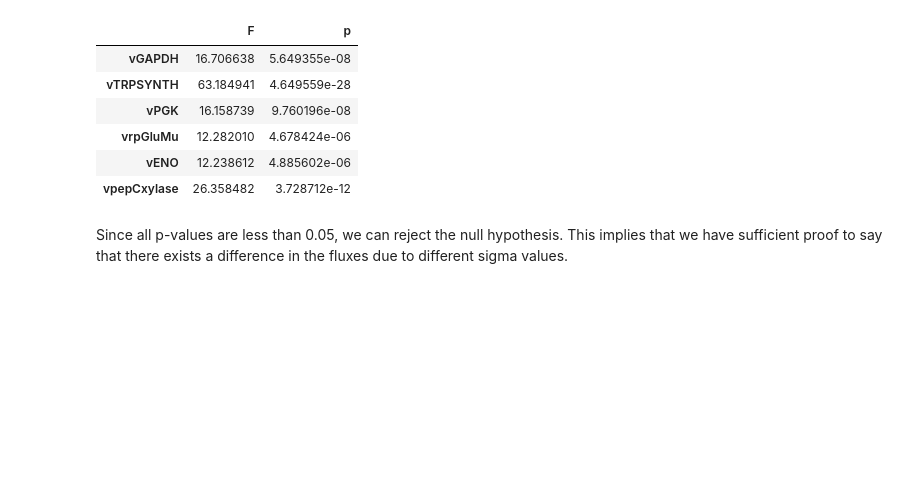
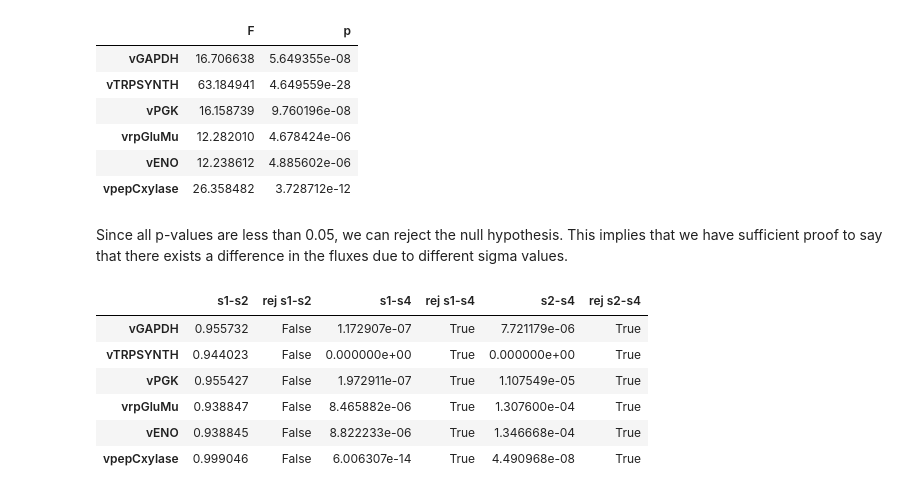
Before and after one commit to mpereira19/HybridMEWpy, a Jupyter notebook: sigmas.ipynb, the cells around one changed output. Cells and saved outputs as stored; diff of their text form; code cells hidden in the pictures; blank space fills up the shorter version.

```diff
--- a/sigmas.ipynb
+++ b/sigmas.ipynb
@@ -330,6 +329,7 @@ df.groupby(['sigma'])[cor_pc2].mean()
 | 4 | 0.436194 | 0.283207 | 0.433346 | 0.396997 | 0.396764 | 0.211172 |
 # %%
 anova2 = []
+tukey2 = []
 for v in cor_pc2:
 	s1=df.loc[df['sigma'] == 1][v].values
 	s2=df.loc[df['sigma'] == 2][v].values
@@ -338,6 +338,10 @@ for v in cor_pc2:
 	p = anv1.pvalue
 	F = anv1.statistic
 	anova2.append({'F':F,'p':p})
+	tuk1 = pairwise_tukeyhsd(endog=s1.tolist()+s2.tolist()+s4.tolist(), groups=['s1']*len(s1)+['s2']*len(s2)+['s4']*len(s4), alpha=0.05)
+	p1, p2, p4 = tuk1.pvalues
+	r1, r2, r4 = tuk1.reject
+	tukey2.append({'s1-s2': p1, 'rej s1-s2': r1, 's1-s4': p2, 'rej s1-s4': r2, 's2-s4': p4, 'rej s2-s4': r4})
 # %%
 df_anova2=pd.DataFrame(anova2,index=cor_pc2)
 df_anova2
@@ -351,3 +355,14 @@ df_anova2
 | vpepCxylase | 26.358482 | 3.728712e-12 |
 # %% [markdown]
 Since all p-values are less than 0.05, we can reject the null hypothesis. This implies that we have sufficient proof to say that there exists a difference in the fluxes due to different sigma values.
+# %%
+df_tukey2 = pd.DataFrame(tukey2, index=cor_pc2)
+df_tukey2
+# %% [output]
+|  | s1-s2 | rej s1-s2 | s1-s4 | rej s1-s4 | s2-s4 | rej s2-s4 |
+| vGAPDH | 0.955732 | False | 1.172907e-07 | True | 7.721179e-06 | True |
+| vTRPSYNTH | 0.944023 | False | 0.000000e+00 | True | 0.000000e+00 | True |
+| vPGK | 0.955427 | False | 1.972911e-07 | True | 1.107549e-05 | True |
+| vrpGluMu | 0.938847 | False | 8.465882e-06 | True | 1.307600e-04 | True |
+| vENO | 0.938845 | False | 8.822233e-06 | True | 1.346668e-04 | True |
+| vpepCxylase | 0.999046 | False | 6.006307e-14 | True | 4.490968e-08 | True |
```
Also changed, not shown: parts of 11 cells of this notebook.
